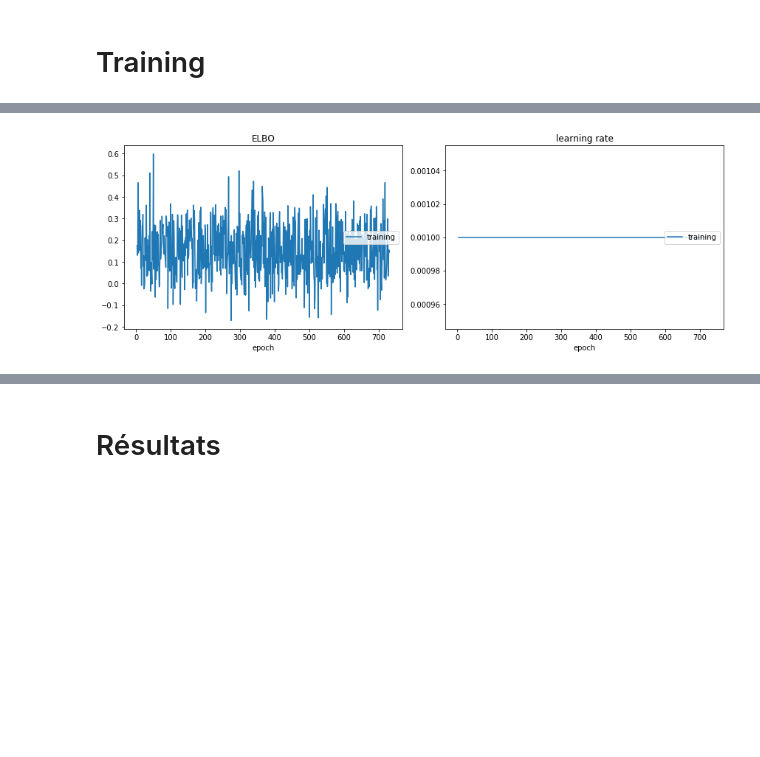
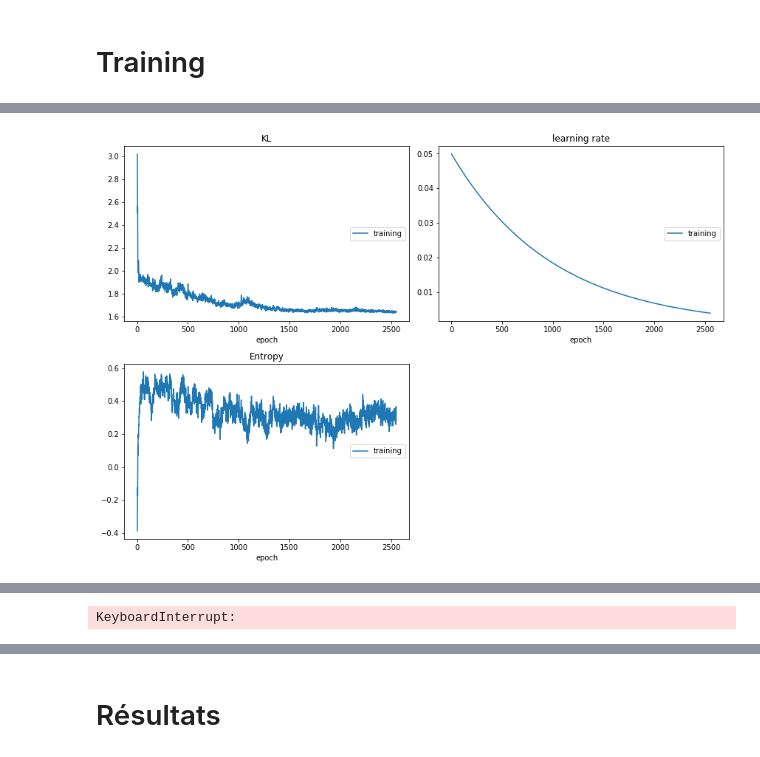
Before and after one commit to cortax/BayesianNN, a Jupyter notebook: BayesHypernet_with_KDE_1D.ipynb, the cells around one changed output, grey strips where cells are left out. Drawn from its saved outputs; the diff is of its cells as text; code cells hidden in the pictures; blank space fills up the shorter version.

```diff
--- a/BayesHypernet_with_KDE_1D.ipynb
+++ b/BayesHypernet_with_KDE_1D.ipynb
@@ -125,6 +168,7 @@ tensor([0.5413])
 # %%
+#x_lin = torch.arange(-10, 10.0, 0.01).unsqueeze(-1)
+#plt.plot(x_lin.detach().cpu().numpy(), logposterior(x_lin).exp().detach().cpu().numpy())
 with torch.no_grad():
     X = q.sample(1000000)
-ax = sns.distplot(X.detach().numpy(), bins=100, kde=False)
-ax.set_xlim(-10,10)
+ax = sns.distplot(X.detach().cpu().numpy(), bins=100, kde=False)
 # %% [output]
@@ -133,7 +176,7 @@ ax.set_xlim(-10,10)
 # %% [markdown]
 # Training #
 # %%
-N_ELBO = 200
+N_ELBO = 1200
 # %%
-optimizer = torch.optim.Adam(q.parameters(), lr=0.001)
+optimizer = torch.optim.SGD(q.parameters(), lr=0.05)
 # %%
@@ -141,57 +184,57 @@ scheduler = torch.optim.lr_scheduler.ReduceLROnPlateau(optimizer, patience=200,
+# %%
+scheduler = torch.optim.lr_scheduler.ExponentialLR(optimizer, gamma=0.999)
 # %%
 %matplotlib inline
 liveloss = PlotLosses()
 # %%
-%matplotlib inline
-liveloss = PlotLosses()
-
 for t in range(100000):
     logs = {}
     optimizer.zero_grad()
 
-    X = []
-    for j in range(N_ELBO):
-        X.append(q.sample())
-    X = torch.cat(X,dim=0)
-
-    LP = []
-    for j in range(N_ELBO):
-        z = X[j,:]
-        LP.append(logposterior(z))
-    ExpectedPosterior = torch.stack(LP).mean()
-
+    X = q.sample(N_ELBO)
+    ExpectedPosterior = logposterior(X).mean()
 
     D = torch.nn.functional.pdist(X)
+    #m = torch.zeros((N_ELBO-1, N_ELBO), device=device)
+    #tril_indices = torch.tril_indices(row=N_ELBO, col=N_ELBO, offset=-1)
+    #m[tril_indices[0]-1, tril_indices[1]] = D
+    #m[tril_indices[1], tril_indices[0]] = D
+    #(s,_) = torch.min(m,dim=0)
+    #s = s[s>0.0]
 
-    m = torch.zeros((N_ELBO-1, N_ELBO))
-    tril_indices = torch.tril_indices(row=N_ELBO, col=N_ELBO, offset=-1)
-    m[tril_indices[0]-1, tril_indices[1]] = D
-    m[tril_indices[1], tril_indices[0]] = D
+    #Entropy = torch.mean(torch.log(s*torch.tensor(len(s),device=device).float())) \
+    #        + torch.tensor(2.0, device=device).log() + torch.tensor(0.57721, device=device)
 
-    (s,_) = torch.min(m,dim=0)
-
-    Entropy = torch.sum(torch.log(s*N_ELBO))/N_ELBO + torch.tensor(2.0).log() + 0.57721
+    Entropy = torch.log(D).sum()/N_ELBO/N_ELBO*2
 
     L = -ExpectedPosterior-Entropy
 
-    L.backward()
+    if not torch.isfinite(L):
+        break
+
+    L.backward(retain_graph=True)
+    torch.nn.utils.clip_grad_value_(q.parameters(), 0.1)
+
     optimizer.step()
 
-    learning_rate = optimizer.param_groups[0]['lr']
+    with torch.no_grad():
+        learning_rate = optimizer.param_groups[0]['lr']
 
-    #scheduler.step(L.detach().clone().cpu().numpy())
+        scheduler.step() #L.detach().clone().cpu().numpy())
 
-    logs['ELBO'] = L.detach().clone().cpu().numpy()
-    logs['learning rate'] = learning_rate
-    liveloss.update(logs)
+        logs['KL'] = L.detach().clone().cpu().numpy()
+        logs['learning rate'] = learning_rate
+        logs['Entropy'] = Entropy.detach().clone().cpu().numpy()
+        liveloss.update(logs)
 
-    if t % 10 == 0:
-        liveloss.draw()
-
-        with torch.no_grad():
-            X = q.sample(1000000)
-        ax = sns.distplot(X.detach().numpy(), bins=100, kde=False)
-        ax.set_xlim(-10,10)
+        if t % 25 == 0:
+            liveloss.draw()
+            x_lin = torch.arange(-10, 10.0, 0.01).unsqueeze(-1)
+            plt.plot(x_lin.detach().cpu().numpy(), logposterior(x_lin).exp().detach().cpu().numpy())
+            with torch.no_grad():
+                X = q.sample(1000000)
+            ax = sns.distplot(X.detach().cpu().numpy(), bins=100, kde=False, norm_hist=True)
+            ax.set_xlim(-10,10)
 
     if learning_rate < 0.00001:
         break
@@ -200 +243 @@ for t in range(100000):
-[figure, old version]
+[figure, new version]
@@ -205,0 +252 @@ training   (min:    0.001, max:    0.001, cur:    0.001)
+KeyboardInterrupt:
```
Also changed, not shown: parts of 27 cells of this notebook.
